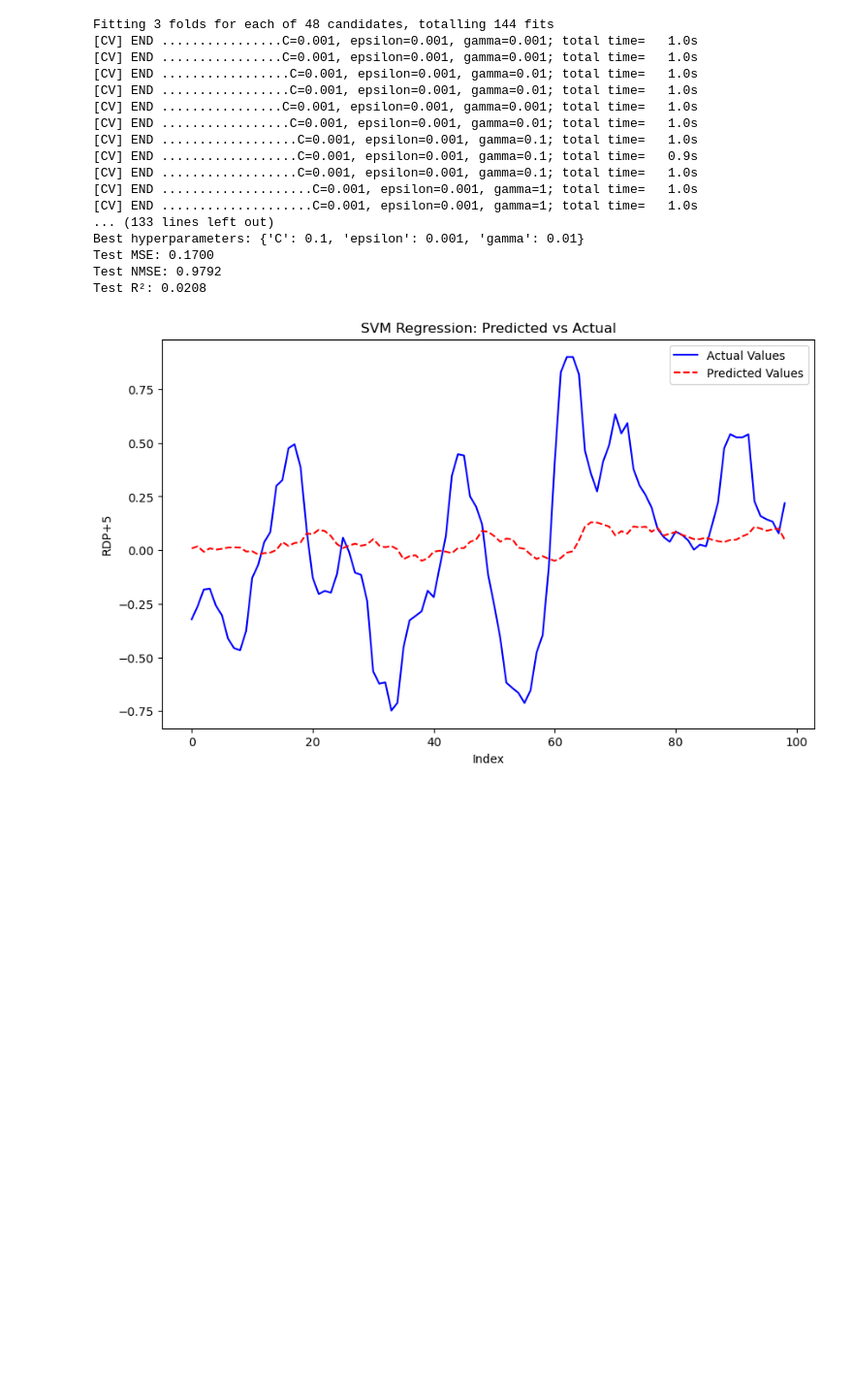
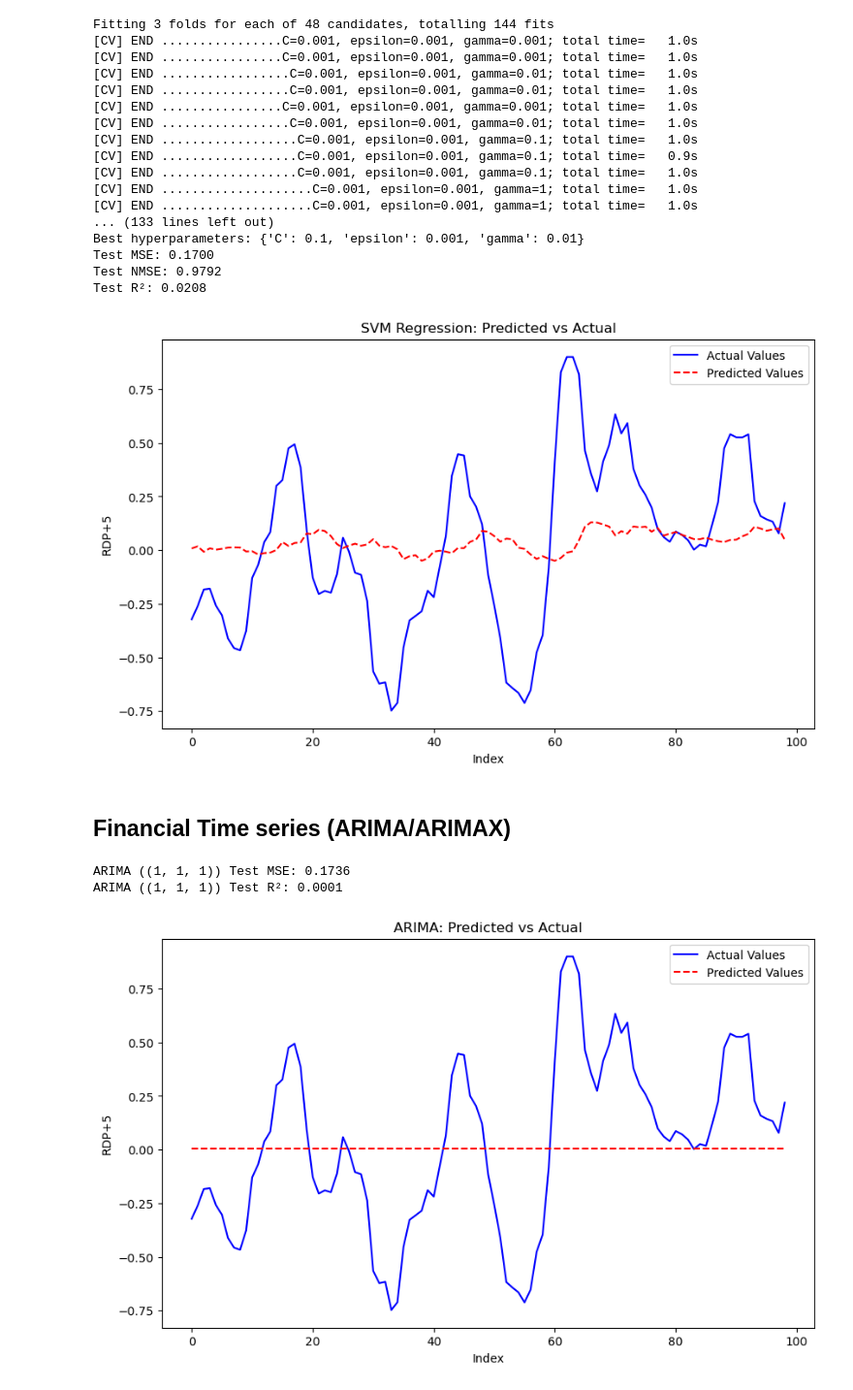
Before and after one commit to Jimmy-Bao-01/AML_project, a Jupyter notebook: nb_new_data.ipynb, the cells around one changed output. Shown at 97% size. Cells and saved outputs as stored; diff of their text form; code cells hidden in the pictures; blank space fills up the shorter version.

Commit message:
ARIMAX optimization

```diff
--- a/nb_new_data.ipynb
+++ b/nb_new_data.ipynb
@@ -21,5 +22,5 @@ Data saved as 'processed_data.csv'.
 # %%
-data = pd.read_csv('data/processed_data.csv', index_col=0)
+data = pd.read_csv('data/processed_data_rdp.csv', index_col=0)
 data.head()
 # %% [output]
 |  | Close | EMA15 | RDP_5 | RDP_10 | RDP_15 | RDP_20 | RDP+5 |
@@ -204,7 +205,7 @@ def train_and_evaluate_svm(train_data, val_data, test_data, features, target):
     }
 
 # Plot Predictions vs Actual Values
-def plot_predictions(y_test, test_predictions, start_idx=0, end_idx=100):
+def plot_predictions(y_test, test_predictions, name_model,start_idx=0, end_idx=100):
     """
     Plot predictions vs actual values for a specified range.
 
@@ -214,10 +215,11 @@ def plot_predictions(y_test, test_predictions, start_idx=0, end_idx=100):
     - start_idx (int): Starting index for the range to plot.
     - end_idx (int): Ending index for the range to plot.
     """
+    index = np.arange(abs(start_idx - end_idx))
     plt.figure(figsize=(10, 6))
-    plt.plot(y_test.values[start_idx:end_idx], label='Actual Values', color='blue')
-    plt.plot(test_predictions[start_idx:end_idx], label='Predicted Values', color='red', linestyle='--')
-    plt.title('SVM Regression: Predicted vs Actual')
+    plt.plot(index, y_test.values[start_idx:end_idx], label='Actual Values', color='blue')
+    plt.plot(index, test_predictions[start_idx:end_idx], label='Predicted Values', color='red', linestyle='--')
+    plt.title(f'{name_model}: Predicted vs Actual')
     plt.xlabel('Index')
     plt.ylabel('RDP+5')
     plt.legend()
@@ -333,3 +335,5 @@ Test R²: 0.0208
 plot_predictions(y_test, test_predictions, start_idx=-100, end_idx=-1)
 # %% [output]
 [figure]
+# %% [markdown]
+## **Financial Time series (ARIMA/ARIMAX)**
@@ -335,0 +415,23 @@ plot_predictions(y_test, test_predictions, start_idx=-100, end_idx=-1)
+# %%
+# Define target and exogenous features
+target = 'RDP+5'
+exogenous_features = ['EMA15', 'RDP_5', 'RDP_10', 'RDP_15', 'RDP_20']
+
+# Combine train and validation sets for ARIMA/ARIMAX
+combined_train = pd.concat([train_data, val_data])
+
+# Split data
+y_train = combined_train[target]
+y_test = test_data[target]
+
+X_train = combined_train[exogenous_features]
+X_test = test_data[exogenous_features]
+# %%
+# Run ARIMA
+arima_results = run_arima(y_train, y_test, target, order=(1, 1, 1))
+arima_results['predictions'].reset_index(drop=True, inplace=True)
+plot_predictions(y_test, arima_results['predictions'], name_model = "ARIMA", start_idx=-100, end_idx=-1)
+# %% [output]
+ARIMA ((1, 1, 1)) Test MSE: 0.1736
+ARIMA ((1, 1, 1)) Test R²: 0.0001
+[figure, added]
```
Also changed, not shown: parts of 9 cells of this notebook, 4 other files.
